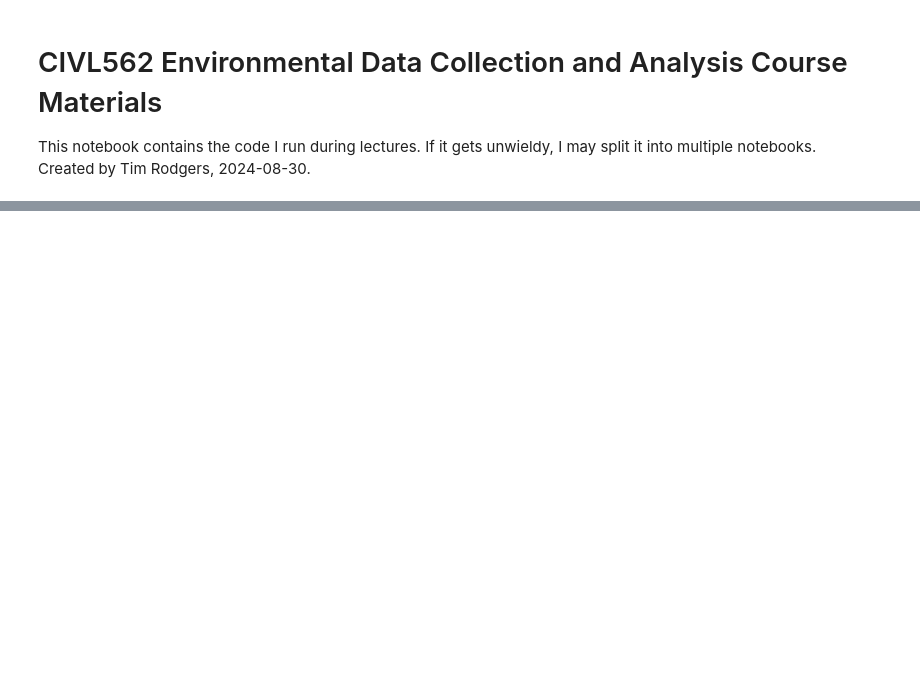
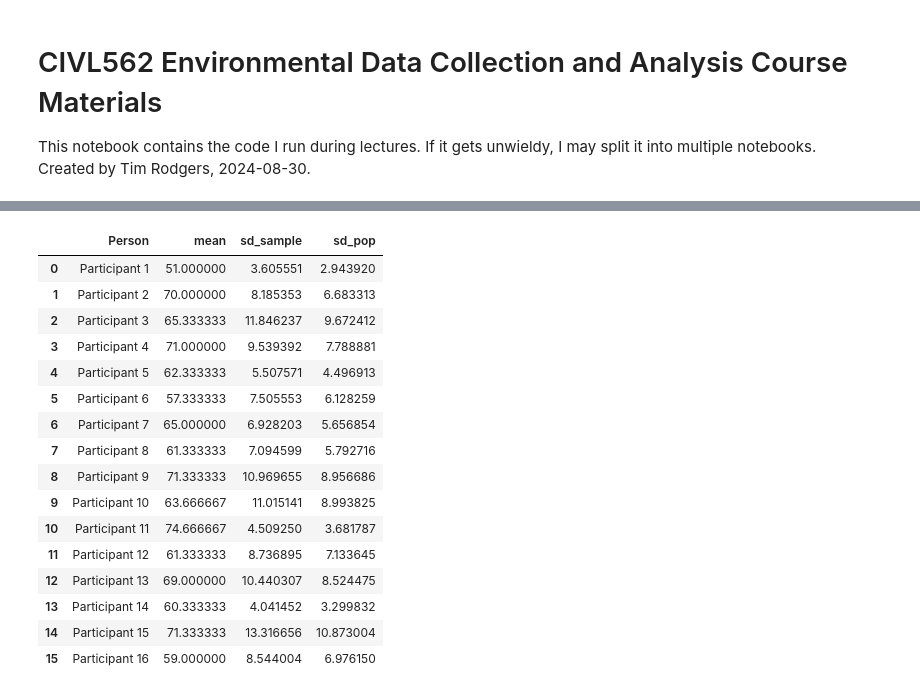
Before and after one commit to tfmrodge/CIVL562_EnvData, a Jupyter notebook: CIVL562_CourseMaterials.ipynb, the cells around one changed output, grey strips where cells are left out. Saved outputs shown, nothing was run; the diff lists cells and outputs as text; code cells hidden in the pictures; blank space fills up the shorter version.

```diff
--- a/CIVL562_CourseMaterials.ipynb
+++ b/CIVL562_CourseMaterials.ipynb
@@ -95,0 +93,25 @@ ax.set_xlim([0,5]);
+# %%
+#First, lets calculate the average and standard deviation for each person
+tsdf.loc[:,'mean'] = tsdf.loc[:,'Trial 1':'Trial 3'].mean(axis=1)
+#Pandas calculates the sample standard deviation ()
+tsdf.loc[:,'sd_sample'] = tsdf.loc[:,'Trial 1':'Trial 3'].std(axis=1)
+tsdf.loc[:,'sd_pop'] = tsdf.loc[:,'Trial 1':'Trial 3'].std(axis=1,ddof=0)
+tsdf.loc[:,['Person','mean','sd_sample','sd_pop']]
+# %% [output]
+|  | Person | mean | sd_sample | sd_pop |
+| 0 | Participant 1 | 51.000000 | 3.605551 | 2.943920 |
+| 1 | Participant 2 | 70.000000 | 8.185353 | 6.683313 |
+| 2 | Participant 3 | 65.333333 | 11.846237 | 9.672412 |
+| 3 | Participant 4 | 71.000000 | 9.539392 | 7.788881 |
+| 4 | Participant 5 | 62.333333 | 5.507571 | 4.496913 |
+| 5 | Participant 6 | 57.333333 | 7.505553 | 6.128259 |
+| 6 | Participant 7 | 65.000000 | 6.928203 | 5.656854 |
+| 7 | Participant 8 | 61.333333 | 7.094599 | 5.792716 |
+| 8 | Participant 9 | 71.333333 | 10.969655 | 8.956686 |
+| 9 | Participant 10 | 63.666667 | 11.015141 | 8.993825 |
+| 10 | Participant 11 | 74.666667 | 4.509250 | 3.681787 |
+| 11 | Participant 12 | 61.333333 | 8.736895 | 7.133645 |
+| 12 | Participant 13 | 69.000000 | 10.440307 | 8.524475 |
+| 13 | Participant 14 | 60.333333 | 4.041452 | 3.299832 |
+| 14 | Participant 15 | 71.333333 | 13.316656 | 10.873004 |
+| 15 | Participant 16 | 59.000000 | 8.544004 | 6.976150 |
```
Also changed, not shown: parts of 15 cells of this notebook, 1 other file.
